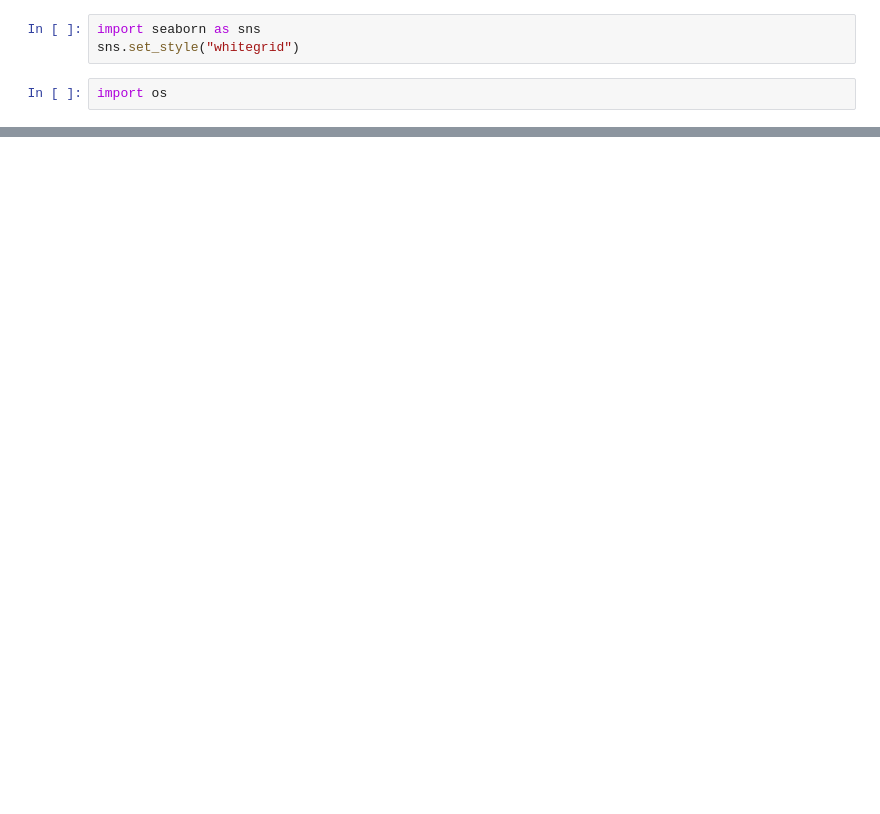
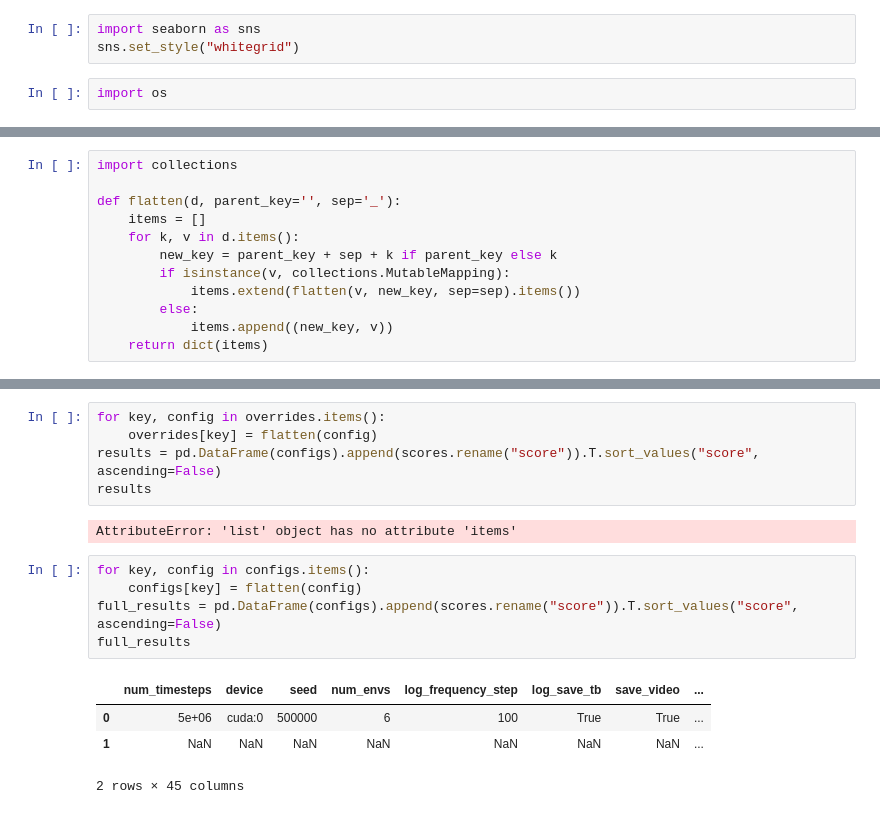
Before and after one commit to mandrecki/rl_trickery, a Jupyter notebook: notebooks/multirun_analyse.ipynb, the cells around one changed output, grey strips where cells are left out. Drawn from its saved outputs; the diff is of its cells as text; blank space fills up the shorter version.

```diff
--- a/notebooks/multirun_analyse.ipynb
+++ b/notebooks/multirun_analyse.ipynb
@@ -71,0 +99,12 @@ for target_var in target_vars:
+# %%
+import collections
+
+def flatten(d, parent_key='', sep='_'):
+    items = []
+    for k, v in d.items():
+        new_key = parent_key + sep + k if parent_key else k
+        if isinstance(v, collections.MutableMapping):
+            items.extend(flatten(v, new_key, sep=sep).items())
+        else:
+            items.append((new_key, v))
+    return dict(items)
@@ -71,0 +125,17 @@ for target_var in target_vars:
+# %%
+for key, config in overrides.items():
+    overrides[key] = flatten(config)
+results = pd.DataFrame(configs).append(scores.rename("score")).T.sort_values("score", ascending=False)
+results
+# %% [output]
+AttributeError: 'list' object has no attribute 'items'
+# %%
+for key, config in configs.items():
+    configs[key] = flatten(config)
+full_results = pd.DataFrame(configs).append(scores.rename("score")).T.sort_values("score", ascending=False)
+full_results
+# %% [output]
+|  | num_timesteps | device | seed | num_envs | log_frequency_step | log_save_tb | save_video | ... |
+| 0 | 5e+06 | cuda:0 | 500000 | 6 | 100 | True | True | ... |
+| 1 | NaN | NaN | NaN | NaN | NaN | NaN | NaN | ... |
+2 rows × 45 columns
```
Also changed, not shown: parts of 11 cells of this notebook, 8 other files.
